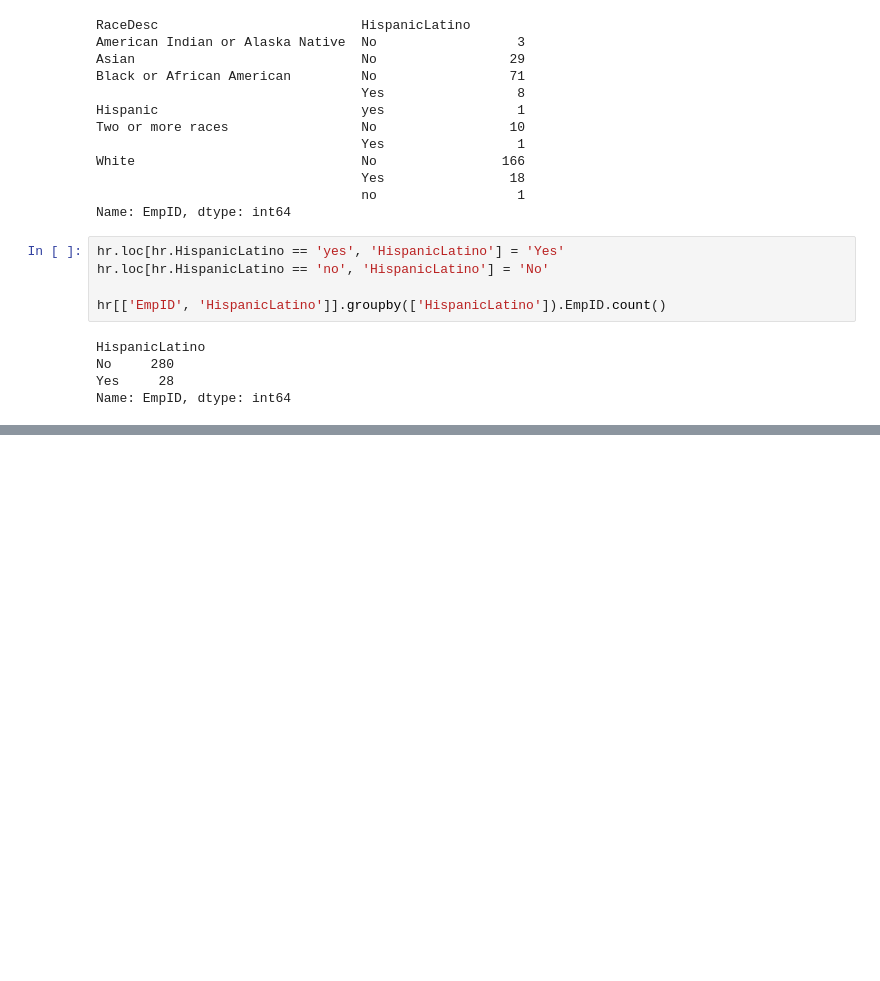
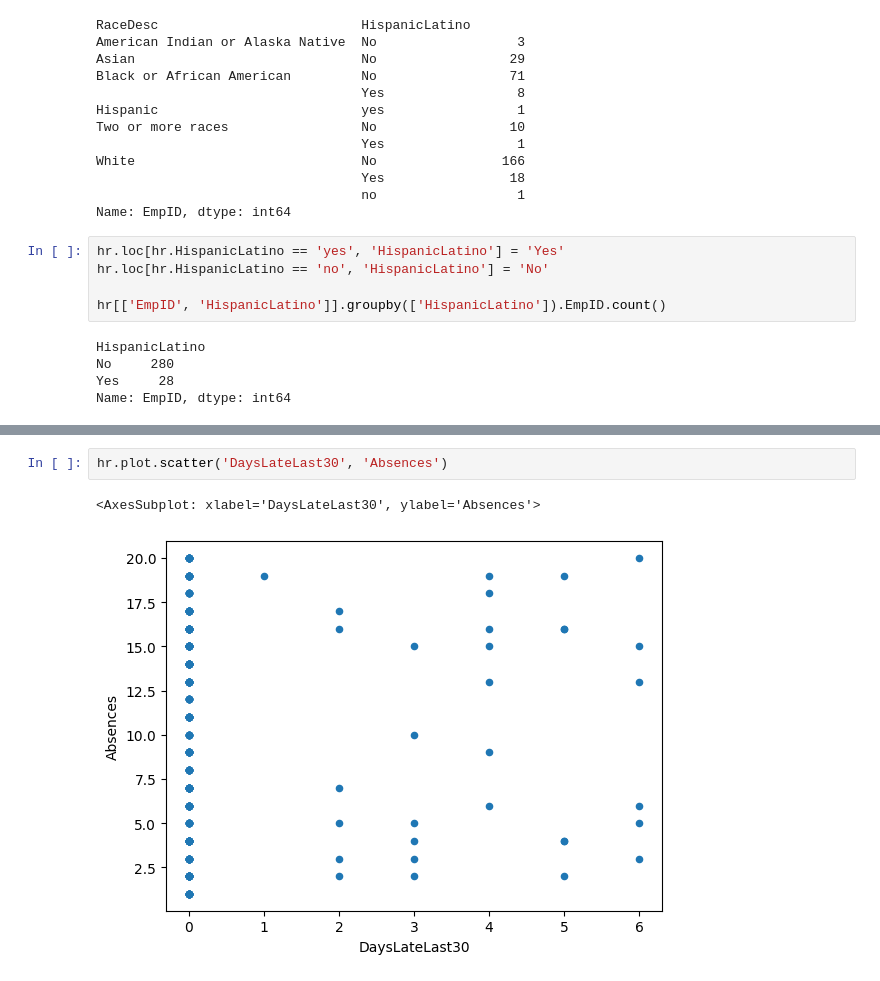
Before and after one commit to makuharistudio/data-visualisation-datasets, a Jupyter notebook: Human Resources/Human Resources.ipynb, the cells around one changed output, grey strips where cells are left out. Cells and saved outputs as stored; diff of their text form; blank space fills up the shorter version.

```diff
--- a/Human Resources/Human Resources.ipynb
+++ b/Human Resources/Human Resources.ipynb
@@ -754,0 +800,5 @@ memory usage: 104.7+ KB
+# %%
+hr.plot.scatter('DaysLateLast30', 'Absences')
+# %% [output]
+<AxesSubplot: xlabel='DaysLateLast30', ylabel='Absences'>
+[figure, added]
```
Also changed, not shown: parts of 23 cells of this notebook.
